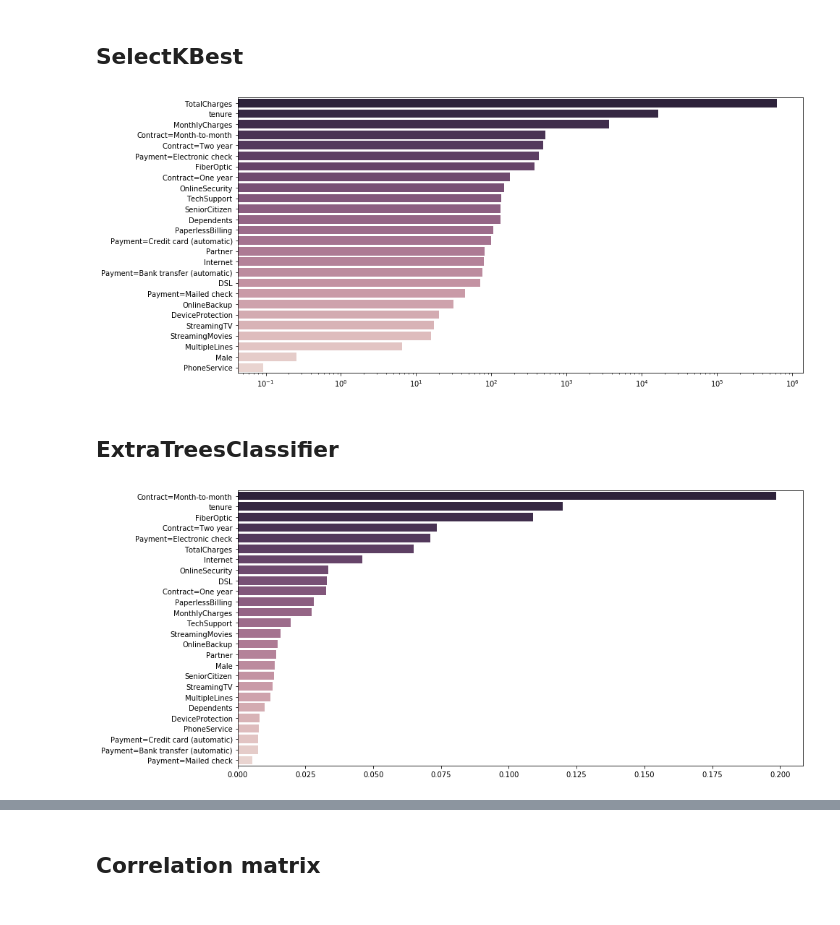
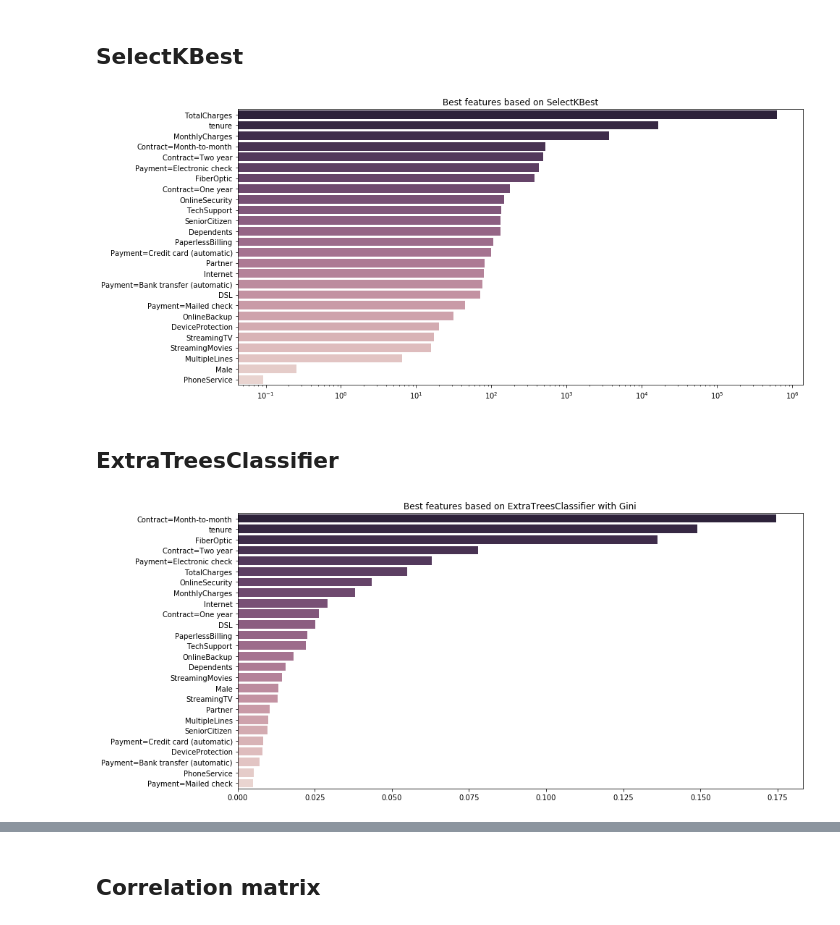
Before and after one commit to wvmrtn/data-science-in-practice, a Jupyter notebook: PS2/PS2.ipynb, the cells around one changed output, grey strips where cells are left out. Saved outputs shown, nothing was run; the diff lists cells and outputs as text; code cells hidden in the pictures.

```diff
--- a/PS2/PS2.ipynb
+++ b/PS2/PS2.ipynb
@@ -144,7 +147,7 @@ memory usage: 1.2+ MB
 # %%
 # separate exo/indogenoeous variables
 X, y = df.drop(columns = 'Churn'), df[['Churn']]
-y = y['Churn']
+y = y['Churn'].astype(int) #required otherwise Value error in selector_kbest.fit()
 # %% [markdown]
 ## SelectKBest
 # %%
@@ -160,20 +163,24 @@ fig, ax = plt.subplots(figsize = (14, 7))
 _ = sns.barplot(y = features_kbest_sorted.index, x = features_kbest_sorted.values, orient = 'h', ax = ax,
                 palette = sns.cubehelix_palette(len(features_kbest), reverse = True))
 ax.set_xscale("log")
+ax.set_title('Best features based on SelectKBest')
+plt.show()
 # %% [output]
-[figure, old version]
+[figure, new version]
 # %% [markdown]
 ## ExtraTreesClassifier
 # %%
 # use the extra trees classifire from sklearn
-selector_trees = ExtraTreesClassifier(criterion = 'gini', min_samples_leaf = 10)
-selector_trees.fit(X, y)
-features_trees = pd.Series(data = selector_trees.feature_importances_, index = X.columns)
-features_trees_sorted = features_trees.sort_values(ascending = False)
+selector_trees_gini = ExtraTreesClassifier(criterion = 'gini', min_samples_leaf = 10)
+selector_trees_gini.fit(X, y)
+features_trees_gini = pd.Series(data = selector_trees_gini.feature_importances_, index = X.columns)
+features_trees_sorted_gini = features_trees_gini.sort_values(ascending = False)
 # %%
 # show features from best to worst
 fig, ax = plt.subplots(figsize = (14, 7))
-_ = sns.barplot(y = features_trees_sorted.index, x = features_trees_sorted.values, orient = 'h', ax = ax,
-                palette = sns.cubehelix_palette(len(features_kbest), reverse = True))
+_ = sns.barplot(y = features_trees_sorted_gini.index, x = features_trees_sorted_gini.values, orient = 'h', ax = ax,
+                palette = sns.cubehelix_palette(len(features_trees_gini), reverse = True))
+ax.set_title('Best features based on ExtraTreesClassifier with Gini')
+plt.show()
 # %% [output]
-[figure, old version]
+[figure, new version]
```
Also changed, not shown: parts of 26 cells of this notebook.
